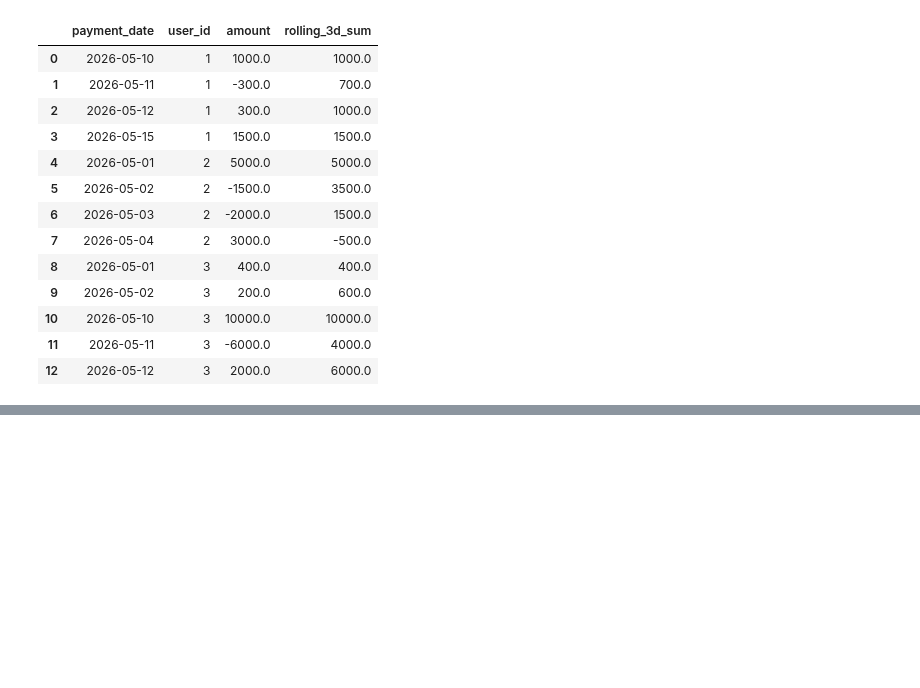
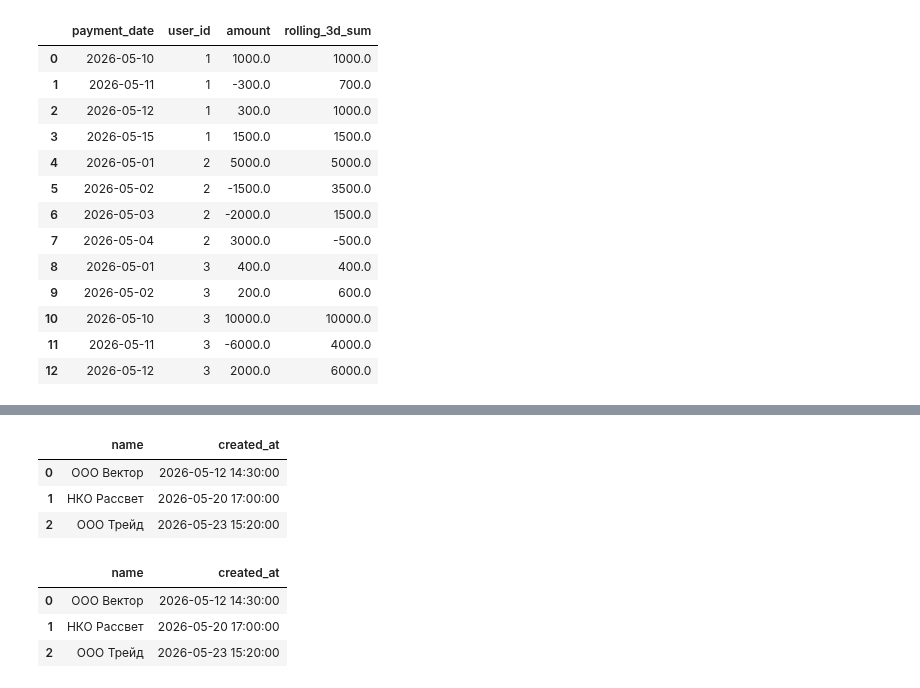
Before and after one commit to Praldmur/Tasks, a Jupyter notebook: simulator_sql.ipynb, the cells around one changed output, grey strips where cells are left out. Cells and saved outputs as stored; diff of their text form; code cells hidden in the pictures; blank space fills up the shorter version.

```diff
--- a/simulator_sql.ipynb
+++ b/simulator_sql.ipynb
@@ -1984,0 +2047,40 @@ result
+# %%
+query = """
+SELECT
+    c.name,
+    t_last.created_at
+FROM clients c
+-- Используем LATERAL, чтобы вытащить дату последнего открытого тикета
+CROSS JOIN LATERAL (
+    SELECT created_at
+    FROM support_tickets st
+    WHERE st.client_id = c.client_id
+      AND st.status = 'open'
+    ORDER BY created_at DESC
+    LIMIT 1
+) t_last
+-- Используем EXISTS, чтобы отфильтровать только тех, у кого НЕТ закрытых тикетов
+WHERE NOT EXISTS (
+    SELECT 1
+    FROM support_tickets st_closed
+    WHERE st_closed.client_id = c.client_id
+      AND st_closed.status = 'closed'
+);
+"""
+result = duckdb.query(query).to_df()
+result
+# %% [output]
+|  | name | created_at |
+| 0 | ООО Вектор | 2026-05-12 14:30:00 |
+| 1 | НКО Рассвет | 2026-05-20 17:00:00 |
+| 2 | ООО Трейд | 2026-05-23 15:20:00 |
+# %%
+clients_with_closed = support_tickets[support_tickets['status'] == 'closed']['client_id'].unique()
+df = support_tickets[~support_tickets['client_id'].isin(clients_with_closed)]
+df = df.groupby('client_id', as_index=False).agg({'created_at': 'max'})
+df.merge(clients)[['name', 'created_at']]
+# %% [output]
+|  | name | created_at |
+| 0 | ООО Вектор | 2026-05-12 14:30:00 |
+| 1 | НКО Рассвет | 2026-05-20 17:00:00 |
+| 2 | ООО Трейд | 2026-05-23 15:20:00 |
```
Also changed, not shown: parts of 12 cells of this notebook.
